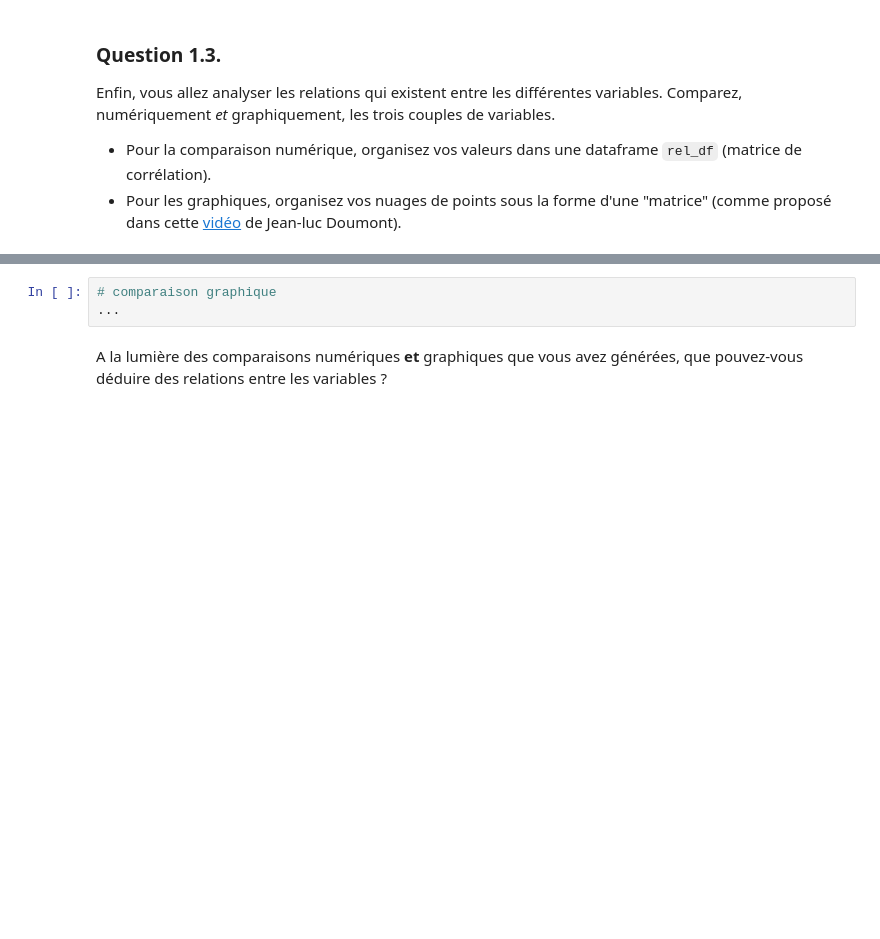
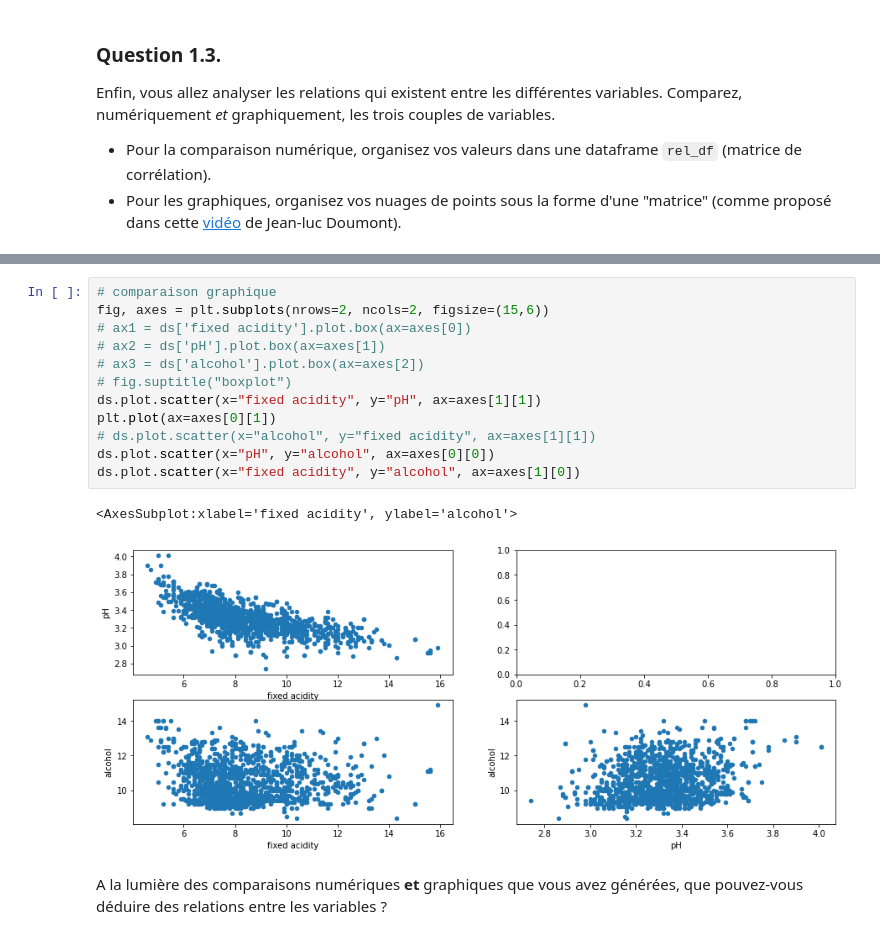
Before and after one commit to Ayoub-Vip/statistic-devoir1, a Jupyter notebook: math0487_fa22_hw1.ipynb, the cells around one changed output, grey strips where cells are left out. Saved outputs shown, nothing was run; the diff lists cells and outputs as text; blank space fills up the shorter version.

```diff
--- a/math0487_fa22_hw1.ipynb
+++ b/math0487_fa22_hw1.ipynb
@@ -277,7 +296,19 @@ rel_df
 NameError: name 'rel_df' is not defined
 # %%
 # comparaison graphique
-...
+fig, axes = plt.subplots(nrows=2, ncols=2, figsize=(15,6))
+# ax1 = ds['fixed acidity'].plot.box(ax=axes[0])
+# ax2 = ds['pH'].plot.box(ax=axes[1])
+# ax3 = ds['alcohol'].plot.box(ax=axes[2])
+# fig.suptitle("boxplot")
+ds.plot.scatter(x="fixed acidity", y="pH", ax=axes[1][1])
+plt.plot(ax=axes[0][1])
+# ds.plot.scatter(x="alcohol", y="fixed acidity", ax=axes[1][1])
+ds.plot.scatter(x="pH", y="alcohol", ax=axes[0][0])
+ds.plot.scatter(x="fixed acidity", y="alcohol", ax=axes[1][0])
+# %% [output]
+<AxesSubplot:xlabel='fixed acidity', ylabel='alcohol'>
+[figure, added]
 # %% [markdown]
 A la lumière des comparaisons numériques **et** graphiques que vous avez générées, que pouvez-vous déduire des relations entre les variables ?
 # %% [markdown]
```
Also changed, not shown: parts of 2 cells of this notebook.
